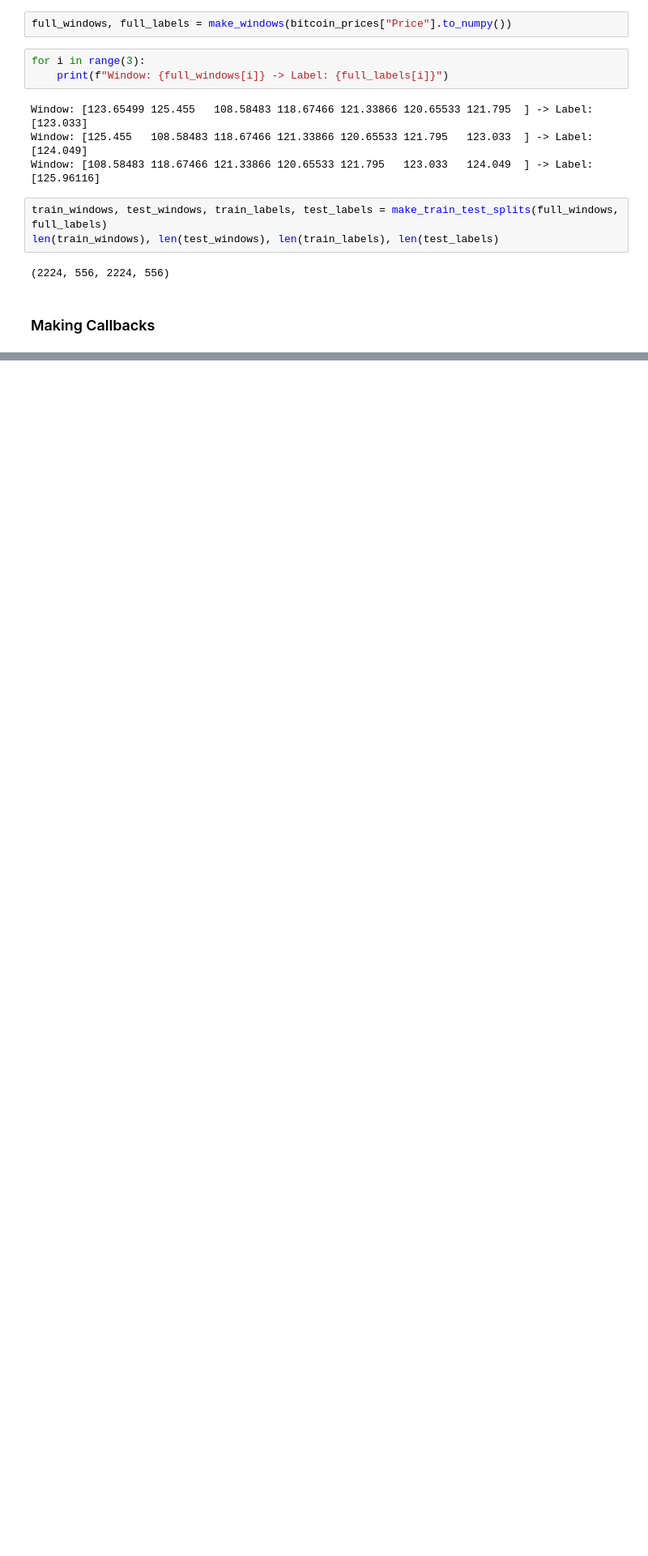
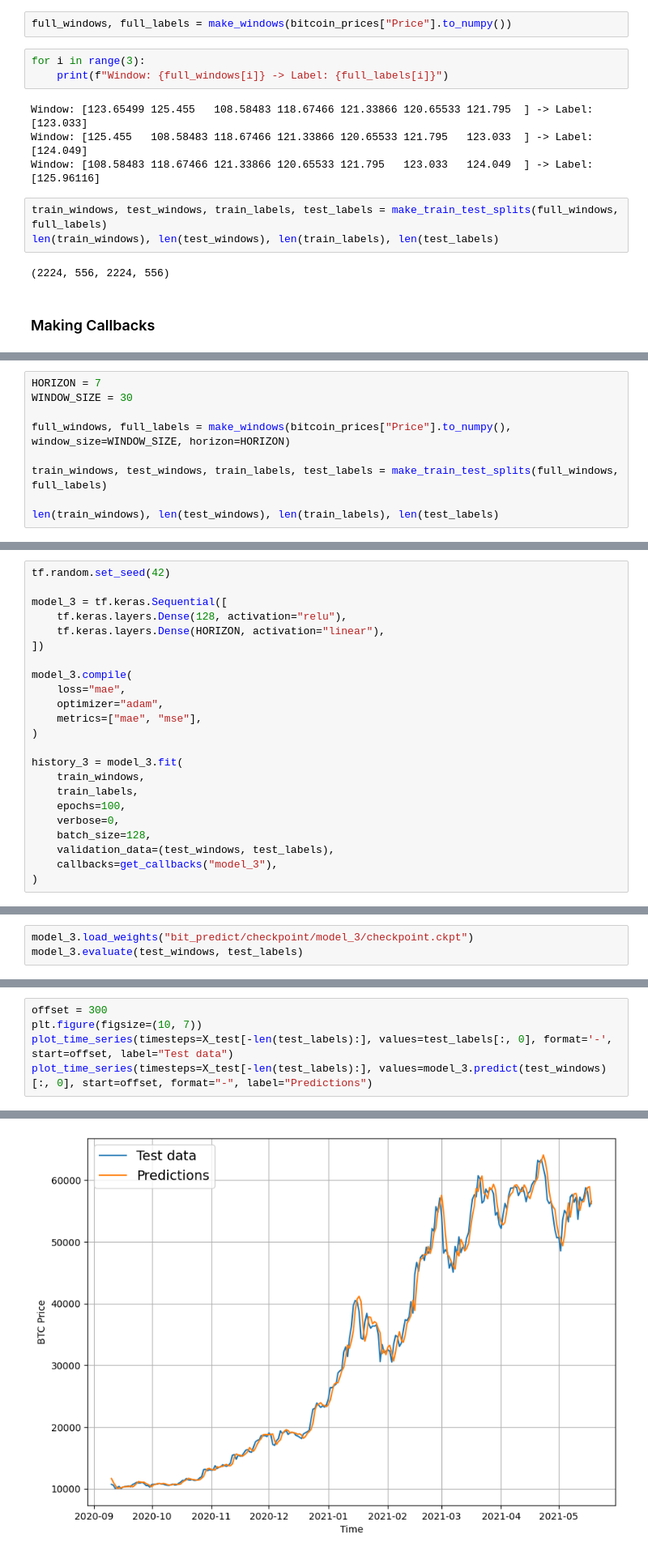
Before and after one commit to mufaddalhamidofficial/tensorflow_course, a Jupyter notebook: 10_bitpredict.ipynb, the cells around one changed output, grey strips where cells are left out. Shown: that part at 81% size. Cells and saved outputs as stored; diff of their text form; blank space fills up the shorter version.

```diff
--- a/10_bitpredict.ipynb
+++ b/10_bitpredict.ipynb
@@ -323,0 +484,9 @@ def get_callbacks(experiment_name, use_early_stopping = False, patience=3):
+# %%
+HORIZON = 7
+WINDOW_SIZE = 30
+
+full_windows, full_labels = make_windows(bitcoin_prices["Price"].to_numpy(), window_size=WINDOW_SIZE, horizon=HORIZON)
+
+train_windows, test_windows, train_labels, test_labels = make_train_test_splits(full_windows, full_labels)
+
+len(train_windows), len(test_windows), len(train_labels), len(test_labels)
@@ -323,0 +499,23 @@ def get_callbacks(experiment_name, use_early_stopping = False, patience=3):
+# %%
+tf.random.set_seed(42)
+
+model_3 = tf.keras.Sequential([
+    tf.keras.layers.Dense(128, activation="relu"),
+    tf.keras.layers.Dense(HORIZON, activation="linear"),
+])
+
+model_3.compile(
+    loss="mae",
+    optimizer="adam",
+    metrics=["mae", "mse"],
+)
+
+history_3 = model_3.fit(
+    train_windows,
+    train_labels,
+    epochs=100,
+    verbose=0,
+    batch_size=128,
+    validation_data=(test_windows, test_labels),
+    callbacks=get_callbacks("model_3"),
+)
@@ -323,0 +530,3 @@ def get_callbacks(experiment_name, use_early_stopping = False, patience=3):
+# %%
+model_3.load_weights("bit_predict/checkpoint/model_3/checkpoint.ckpt")
+model_3.evaluate(test_windows, test_labels)
@@ -323,0 +546,6 @@ def get_callbacks(experiment_name, use_early_stopping = False, patience=3):
+# %%
+offset = 300
+plt.figure(figsize=(10, 7))
+plot_time_series(timesteps=X_test[-len(test_labels):], values=test_labels[:, 0], format='-', start=offset, label="Test data")
+plot_time_series(timesteps=X_test[-len(test_labels):], values=model_3.predict(test_windows)[:, 0], start=offset, format="-", label="Predictions")
+# %% [output]
@@ -323,0 +553 @@ def get_callbacks(experiment_name, use_early_stopping = False, patience=3):
+[figure, added]
```
Also changed, not shown: parts of 29 cells of this notebook, 2 other files.
